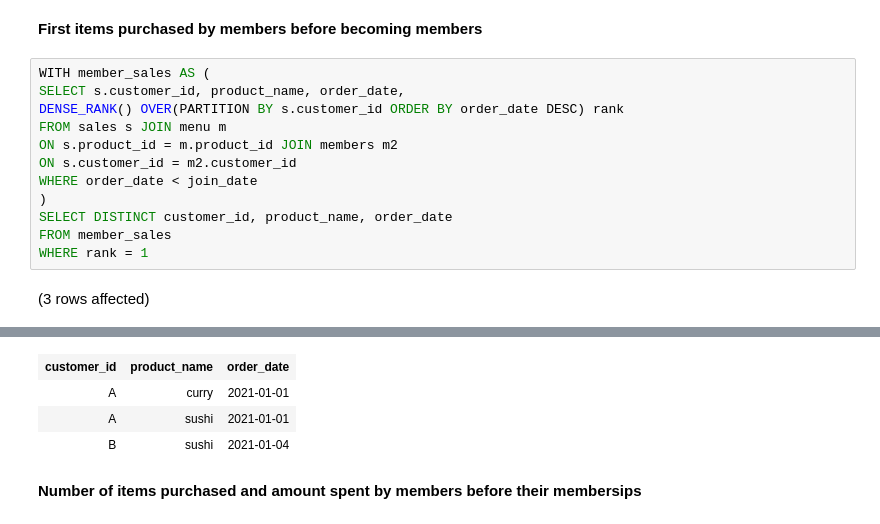
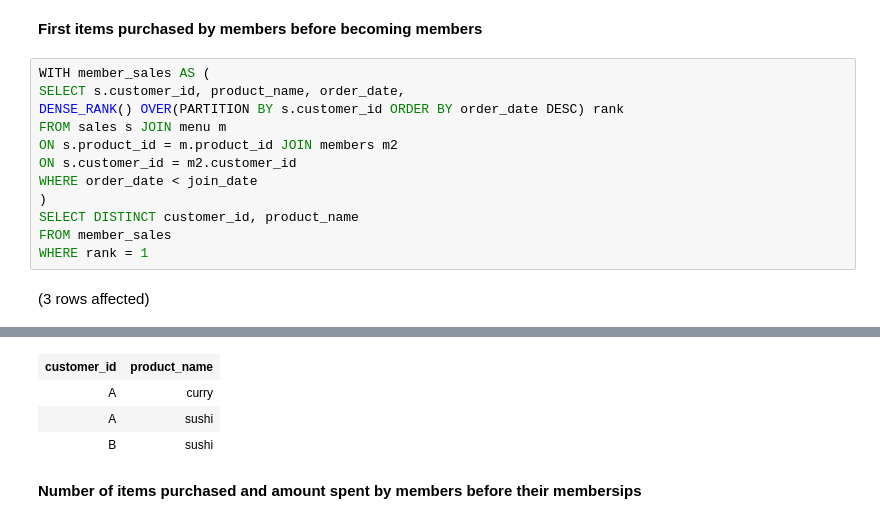
Before and after one commit to alantheanalyst/Customer_and_Subscription_Insights, a Jupyter notebook: Queries.ipynb, the cells around one changed output, grey strips where cells are left out. Drawn from its saved outputs; the diff is of its cells as text.

```diff
--- a/Queries.ipynb
+++ b/Queries.ipynb
@@ -120,7 +120,7 @@ ON s.product_id = m.product_id JOIN members m2
 ON s.customer_id = m2.customer_id
 WHERE order_date < join_date
 )
-SELECT DISTINCT customer_id, product_name, order_date
+SELECT DISTINCT customer_id, product_name
 FROM member_sales
 WHERE rank = 1
 # %% [output]
@@ -129,7 +129,7 @@ Total execution time: 00:00:00.022
-| customer_id | product_name | order_date |
-| A | curry | 2021-01-01 |
-| A | sushi | 2021-01-01 |
-| B | sushi | 2021-01-04 |
+| customer_id | product_name |
+| A | curry |
+| A | sushi |
+| B | sushi |
 # %% [markdown]
 **Number of items purchased and amount spent by members before their membersips**
 # %%
```
Also changed, not shown: parts of 2 cells of this notebook, 1 other file.
